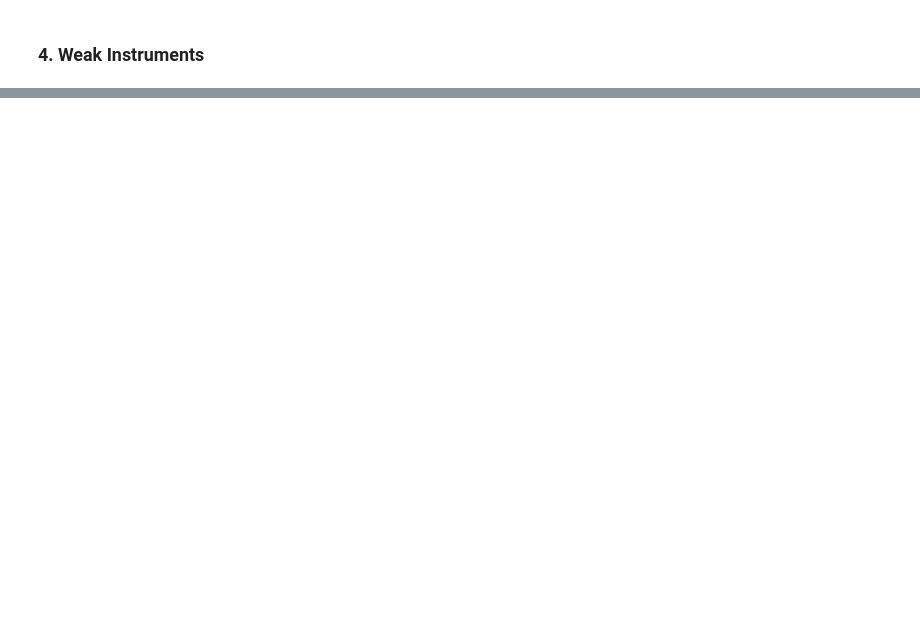
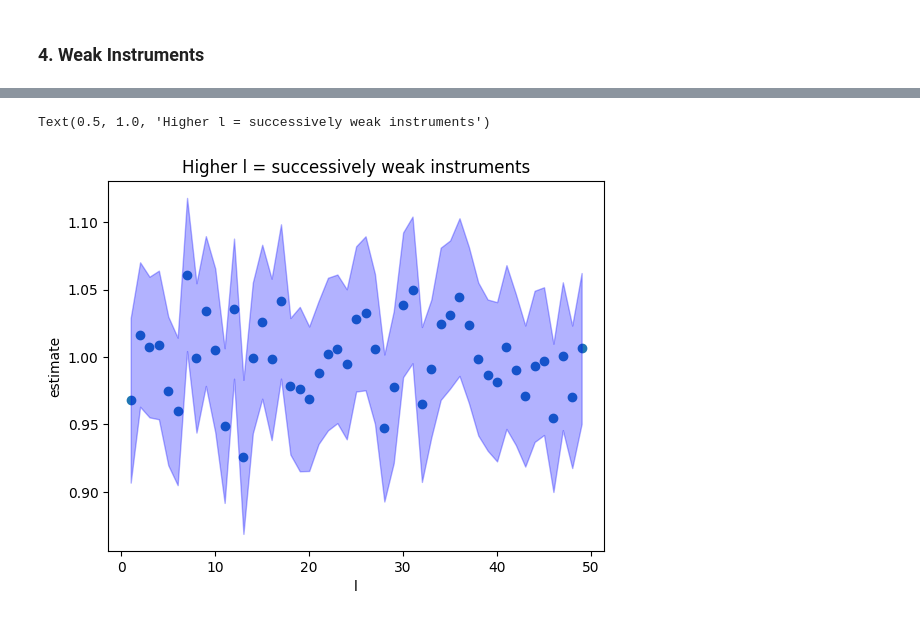
Before and after one commit to thorlarson/ARE212_ProblemSets, a Jupyter notebook: PS2/code/PS2_notebook.ipynb, the cells around one changed output, grey strips where cells are left out. Cells and saved outputs as stored; diff of their text form; code cells hidden in the pictures; blank space fills up the shorter version.

```diff
--- a/PS2/code/PS2_notebook.ipynb
+++ b/PS2/code/PS2_notebook.ipynb
@@ -26,0 +58,24 @@ plt.show()
+# %%
+n = 1000
+β = 1
+b = np.empty(0)
+V = np.empty(0)
+L = range(1, 50)
+for l in L:
+    pi = np.array([(.5)**(x) for x in range(l)])
+    x, y, Z = utils.dgp(n, β, pi)
+    tmpb, tmpV = utils.two_sls(x, y, Z)
+    b = np.append(b, np.squeeze(tmpb))
+    V = np.append(V, np.squeeze(tmpV))
+se = np.sqrt(V)
+# %%
+conf = se*2
+fig, ax = plt.subplots()
+ax.scatter(L, b)
+ax.fill_between(L, (b + conf), (b- conf), color='blue', alpha=0.3)
+ax.set_xlabel('l')
+ax.set_ylabel('estimate')
+ax.set_title("Higher l = successively weak instruments")
+# %% [output]
+Text(0.5, 1.0, 'Higher l = successively weak instruments')
+[figure, added]
```
Also changed, not shown: parts of 10 cells of this notebook, 1 other file.
